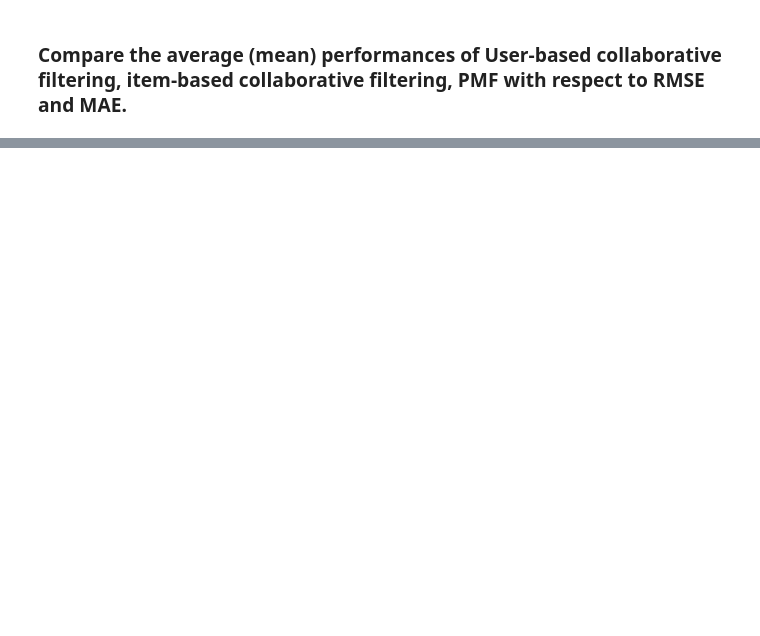
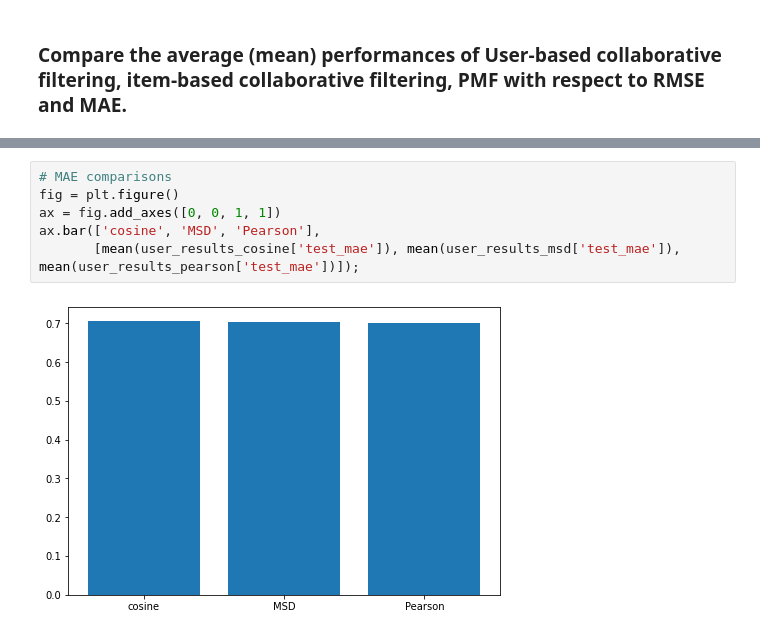
Before and after one commit to ayberkcorp/cap5610-machine_learning, a Jupyter notebook: hw6/code.ipynb, the cells around one changed output, grey strips where cells are left out. Cells and saved outputs as stored; diff of their text form; blank space fills up the shorter version.

```diff
--- a/hw6/code.ipynb
+++ b/hw6/code.ipynb
@@ -101,0 +172,8 @@ PMF: 0.7795892924271163
+# %%
+# MAE comparisons
+fig = plt.figure()
+ax = fig.add_axes([0, 0, 1, 1])
+ax.bar(['cosine', 'MSD', 'Pearson'],
+       [mean(user_results_cosine['test_mae']), mean(user_results_msd['test_mae']), mean(user_results_pearson['test_mae'])]);
+# %% [output]
+[figure, added]
```
Also changed, not shown: parts of 17 cells of this notebook.
